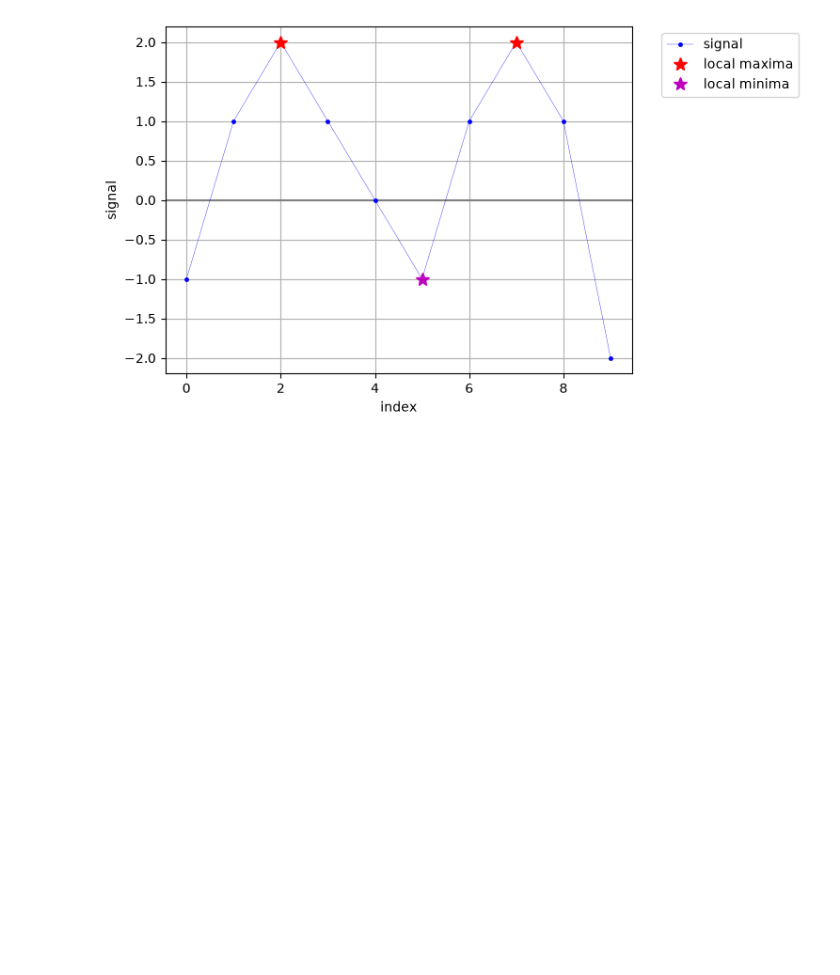
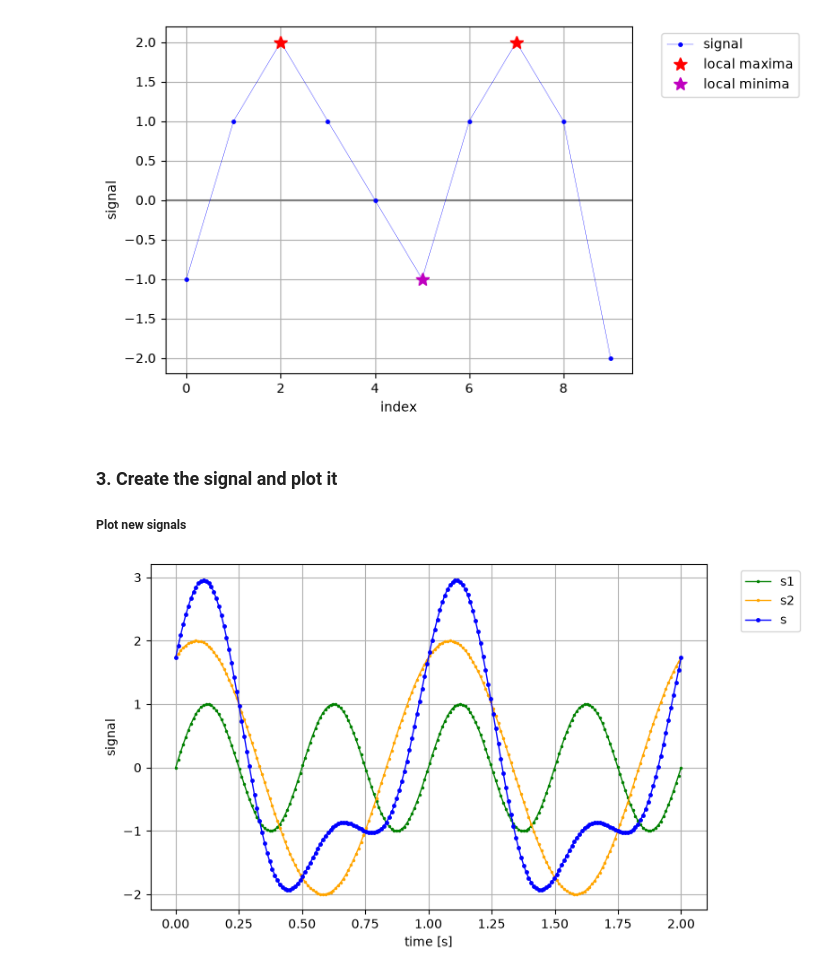
Before and after one commit to GaiaGas/Series03-Python, a Jupyter notebook: Series03-Python.ipynb, the cells around one changed output. Drawn from its saved outputs; the diff is of its cells as text; code cells hidden in the pictures; blank space fills up the shorter version.

Commit message:
Plot new signals
Plot new sinusoidal signals, s1, s2 and s3 which is the sum of s1 and s2.

```diff
--- a/Series03-Python.ipynb
+++ b/Series03-Python.ipynb
@@ -335,3 +335,38 @@ def display_signal_and_extrema(i: np.ndarray, s: np.ndarray):
 display_signal_and_extrema(index, signal)
 # %% [output]
 [figure]
+# %% [markdown]
+### 3. Create the signal and plot it
+
+##### Plot new signals
+# %%
+def create_sine_wave(t, amplitude, frequency, phase=0):
+
+    return amplitude * np.sin(2 * np.pi * frequency * t + phase)
+
+# Create time array
+t = np.linspace(0, 2, 200)
+
+
+# Create the two sine waves
+s1 = create_sine_wave(t, amplitude=1, frequency=2.0)
+s2 = create_sine_wave(t, amplitude=2, frequency=1, phase=np.pi/3)
+
+
+# Combine the two signals
+s = s1 + s2
+
+# Plot the signals
+plt.figure(figsize=(8, 5))
+
+plt.plot(t, s1, ".-",color="green", markersize=3,linewidth=1, label="s1")
+plt.plot(t, s2, ".-",color="orange", markersize=3,linewidth=1, label="s2")
+plt.plot(t, s, ".-",color="blue", markersize=5,linewidth=1, label="s")
+
+plt.xlabel("time [s]")
+plt.ylabel("signal")
+plt.legend(bbox_to_anchor=(1.05, 1), loc="upper left")
+plt.grid(True)
+plt.show()
+# %% [output]
+[figure, added]
```
